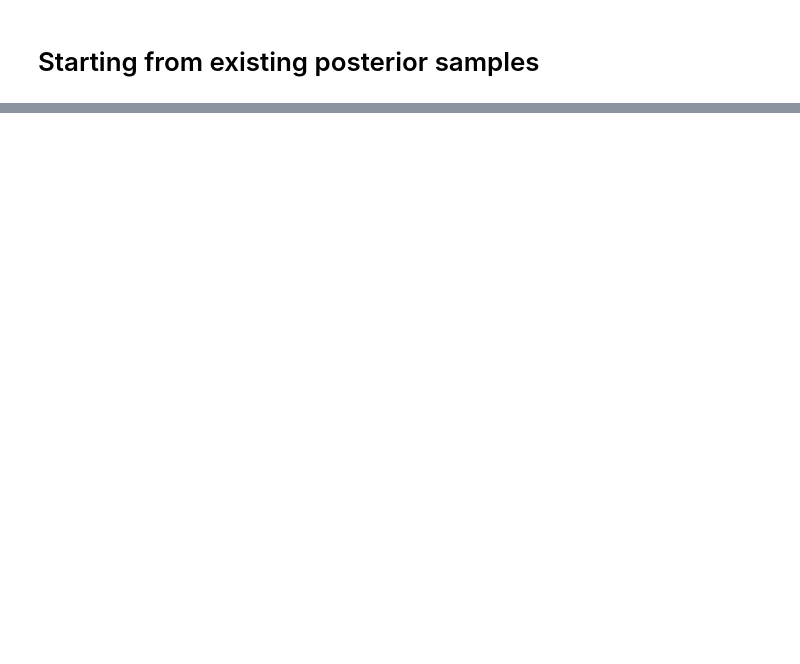
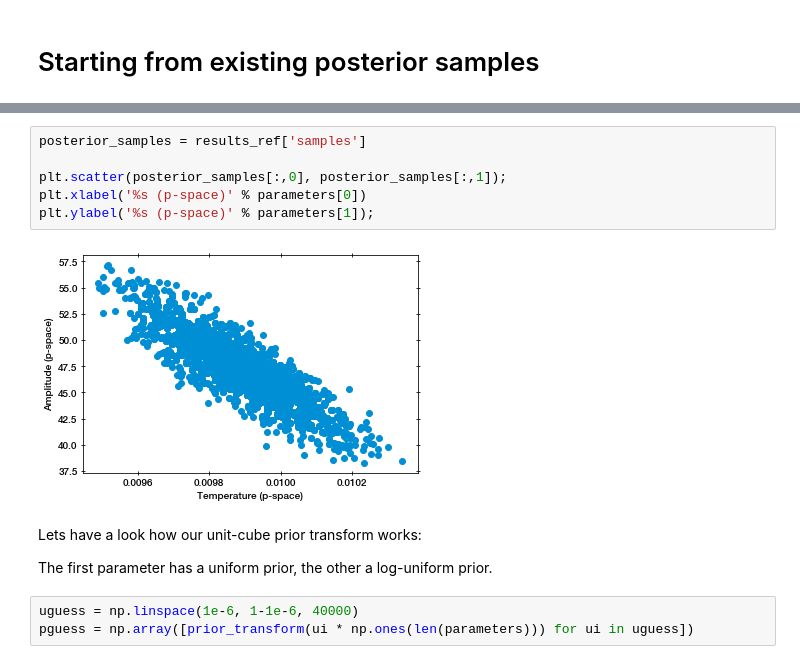
Before and after one commit to JohannesBuchner/UltraNest, a Jupyter notebook: docs/example-warmstart.ipynb, the cells around one changed output, grey strips where cells are left out. Saved outputs shown, nothing was run; the diff lists cells and outputs as text; blank space fills up the shorter version.

```diff
--- a/docs/example-warmstart.ipynb
+++ b/docs/example-warmstart.ipynb
@@ -202,0 +217,15 @@ The weighted_post_untransformed.txt file from a hot-started run cannot be used.
+# %%
+posterior_samples = results_ref['samples']
+
+plt.scatter(posterior_samples[:,0], posterior_samples[:,1]);
+plt.xlabel('%s (p-space)' % parameters[0])
+plt.ylabel('%s (p-space)' % parameters[1]);
+# %% [output]
+[figure, added]
+# %% [markdown]
+Lets have a look how our unit-cube prior transform works:
+
+The first parameter has a uniform prior, the other a log-uniform prior.
+# %%
+uguess = np.linspace(1e-6, 1-1e-6, 40000)
+pguess = np.array([prior_transform(ui * np.ones(len(parameters))) for ui in uguess])
```
Also changed, not shown: parts of 21 cells of this notebook.
